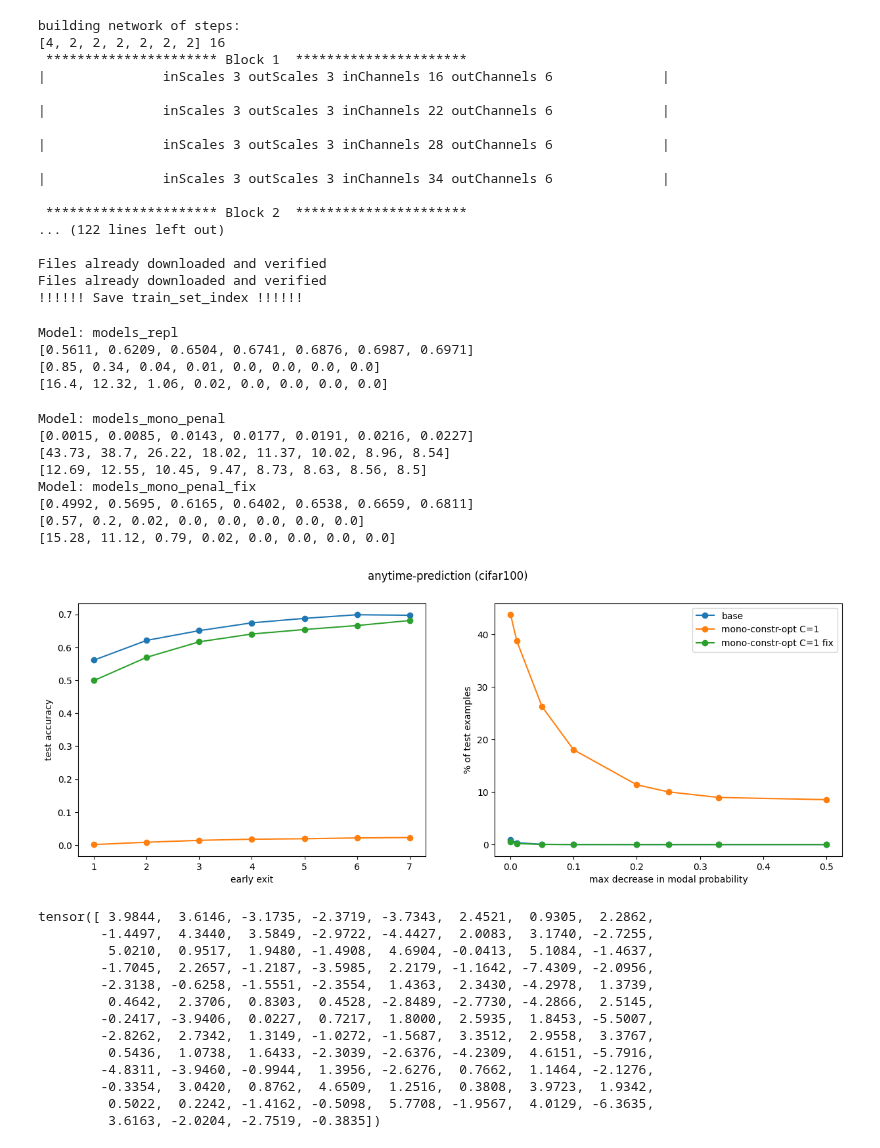
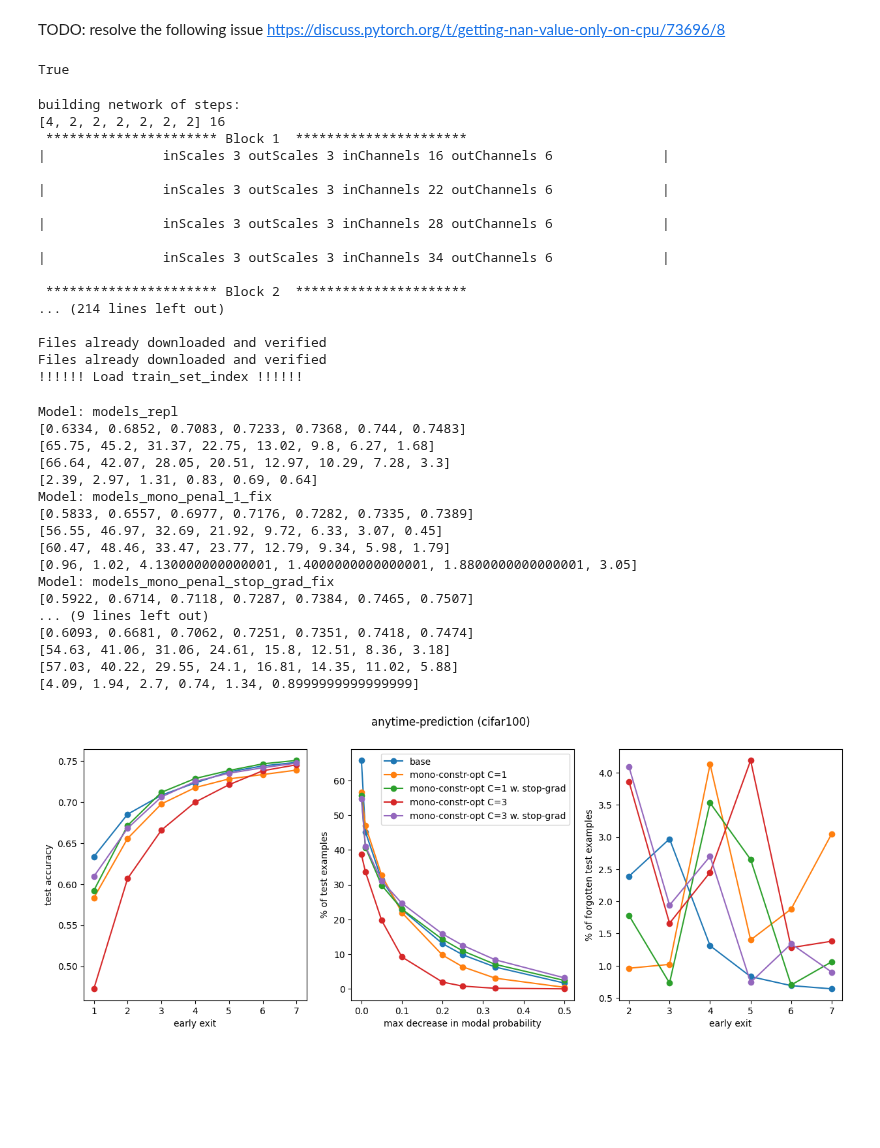
Before and after one commit to metodj/MSDNet-PyTorch, a Jupyter notebook: mono_weights.ipynb, the cells around one changed output. Cells and saved outputs as stored; diff of their text form; code cells hidden in the pictures; blank space fills up the shorter version.

Commit message:
mono weights analysis finish

```diff
--- a/mono_weights.ipynb
+++ b/mono_weights.ipynb
@@ -11,8 +9,15 @@ import random
 from typing import Dict
+# %% [markdown]
+TODO: resolve the following issue https://discuss.pytorch.org/t/getting-nan-value-only-on-cpu/73696/8
+# %%
+# torch.set_default_dtype(torch.float64)
+torch.cuda.is_available()
+# %% [output]
+True
 # %%
 DATA = 'cifar100'
 LIKELIHOOD = 'softmax'
-EPOCH = 149
+EPOCH = 269
 # MODELS = ['models_repl', 'models_mono_weights', 'models_mono_weights_5', 'models_mono_penal', 'models_mono_penal_stop_grad', 'models_poe_cascade_stop_grad']
 
 # MODELS = ['models_repl', 'models_mono_weights', 'models_mono_weights_5']
@@ -24,12 +29,13 @@ EPOCH = 149
 # MODELS = ['models_repl', 'models_poe_cascade_repl', 'models_poe_cascade_stop_grad']
 # MODELS_NAMES = ['base', 'PoE-softmax-cascade', 'PoE-softmax-cascade w. stop-grad']
 
-MODELS = ['models_repl', 'models_mono_penal', 'models_mono_penal_fix']
-MODELS_NAMES = ['base', 'mono-constr-opt C=1', 'mono-constr-opt C=1 fix']
+MODELS = ['models_repl', 'models_mono_penal_1_fix','models_mono_penal_stop_grad_fix', 'models_mono_penal_3_fix', 'models_mono_penal_3_stop_grad_fix']
+MODELS_NAMES = ['base', 'mono-constr-opt C=1', 'mono-constr-opt C=1 w. stop-grad', 'mono-constr-opt C=3', 'mono-constr-opt C=3 w. stop-grad']
+
 
 logits_dict = {}
 for model_name in MODELS:
-    _logits, targets, _ = get_logits_targets(DATA, model_name, LIKELIHOOD, EPOCH, cuda=False, logits_type='test')
+    _logits, targets, _ = get_logits_targets(DATA, model_name, LIKELIHOOD, EPOCH, cuda=True, logits_type='test')
     logits_dict[model_name] = _logits
 # %% [output]
 building network of steps:
@@ -44,8 +50,8 @@ building network of steps:
 |               inScales 3 outScales 3 inChannels 34 outChannels 6              |
 
  ********************** Block 2  **********************
-... (122 lines left out)
+... (214 lines left out)
 
 Files already downloaded and verified
 Files already downloaded and verified
-!!!!!! Save train_set_index !!!!!!
+!!!!!! Load train_set_index !!!!!!
@@ -59,9 +58,9 @@ Files already downloaded and verified
 # %%
 # PROBS_TYPE = 'BASE'
-# PROBS_TYPE = 'PoE'
-PROBS_TYPE = 'PoE-OvR'
+PROBS_TYPE = 'PoE'
+# PROBS_TYPE = 'PoE-OvR'
 
-acc_dict, mono_dict = {}, {}
+acc_dict, mono_dict, forget_dict = {}, {}, {}
 for model_name in MODELS:
     logits = logits_dict[model_name]
 
@@ -82,42 +81,53 @@ for model_name in MODELS:
 
     mono_modal_prob = [round(x, 4) for x in modal_probs_decreasing(preds, probs, layer=L, N=N, thresholds=[-0.0001, -0.01, -0.05, -0.1, -0.2, -0.25, -0.33, -0.5], diffs_type="all").values()]
     mono_y_star = [round(x, 4) for x in modal_probs_decreasing(targets, probs, layer=None, N=N, thresholds=[-0.0001, -0.01, -0.05, -0.1, -0.2, -0.25, -0.33, -0.5], diffs_type="all").values()]
+    forget_arr = measure_forgetting(preds, targets, L, N)
 
     print('Model:', model_name)
     print([round(float(x), 4) for x in acc])
     print(mono_modal_prob)
     print(mono_y_star)
+    print(forget_arr)
 
     acc_dict[model_name] = acc
     mono_dict[model_name] = modal_probs_decreasing(preds, probs, layer=L, N=N, thresholds=[-0.0001, -0.01, -0.05, -0.1, -0.2, -0.25, -0.33, -0.5], diffs_type="all")
+    forget_dict[model_name] = forget_arr
 # %% [output]
 Model: models_repl
-[0.5611, 0.6209, 0.6504, 0.6741, 0.6876, 0.6987, 0.6971]
-[0.85, 0.34, 0.04, 0.01, 0.0, 0.0, 0.0, 0.0]
-[16.4, 12.32, 1.06, 0.02, 0.0, 0.0, 0.0, 0.0]
+[0.6334, 0.6852, 0.7083, 0.7233, 0.7368, 0.744, 0.7483]
+[65.75, 45.2, 31.37, 22.75, 13.02, 9.8, 6.27, 1.68]
+[66.64, 42.07, 28.05, 20.51, 12.97, 10.29, 7.28, 3.3]
+[2.39, 2.97, 1.31, 0.83, 0.69, 0.64]
+Model: models_mono_penal_1_fix
+[0.5833, 0.6557, 0.6977, 0.7176, 0.7282, 0.7335, 0.7389]
+[56.55, 46.97, 32.69, 21.92, 9.72, 6.33, 3.07, 0.45]
+[60.47, 48.46, 33.47, 23.77, 12.79, 9.34, 5.98, 1.79]
+[0.96, 1.02, 4.130000000000001, 1.4000000000000001, 1.8800000000000001, 3.05]
+Model: models_mono_penal_stop_grad_fix
+[0.5922, 0.6714, 0.7118, 0.7287, 0.7384, 0.7465, 0.7507]
+... (9 lines left out)
+[0.6093, 0.6681, 0.7062, 0.7251, 0.7351, 0.7418, 0.7474]
+[54.63, 41.06, 31.06, 24.61, 15.8, 12.51, 8.36, 3.18]
+[57.03, 40.22, 29.55, 24.1, 16.81, 14.35, 11.02, 5.88]
+[4.09, 1.94, 2.7, 0.74, 1.34, 0.8999999999999999]
-Model: models_mono_penal
-[0.0015, 0.0085, 0.0143, 0.0177, 0.0191, 0.0216, 0.0227]
-[43.73, 38.7, 26.22, 18.02, 11.37, 10.02, 8.96, 8.54]
-[12.69, 12.55, 10.45, 9.47, 8.73, 8.63, 8.56, 8.5]
-Model: models_mono_penal_fix
-[0.4992, 0.5695, 0.6165, 0.6402, 0.6538, 0.6659, 0.6811]
-[0.57, 0.2, 0.02, 0.0, 0.0, 0.0, 0.0, 0.0]
-[15.28, 11.12, 0.79, 0.02, 0.0, 0.0, 0.0, 0.0]
 # %%
 early_exits = [i + 1 for i in range(len(acc))]
-fig, ax = plt.subplots(1, 2, figsize=(15, 5))
+fig, ax = plt.subplots(1, 3, figsize=(15, 5))
 
 for model_name, model_label in zip(MODELS, MODELS_NAMES):
     ax[0].plot(early_exits, acc_dict[model_name], label=model_label, marker='o',)
     ax[1].plot(mono_dict[model_name].keys(), mono_dict[model_name].values(), marker='o', label=model_label)
+    ax[2].plot(early_exits[1:], forget_dict[model_name], marker='o', label=model_label)
 
 ax[0].set_ylabel('test accuracy')
 ax[0].set_xlabel('early exit')
 ax[1].set_xlabel('max decrease in modal probability')
 ax[1].set_ylabel('% of test examples')
+ax[2].set_xlabel('early exit')
+ax[2].set_ylabel('% of forgotten test examples')
 ax[1].legend()
 
 plt.suptitle(f'anytime-prediction ({DATA})')
 plt.show()
 # %% [output]
-[figure, old version]
+[figure, new version]
@@ -128,16 +133,0 @@ probs = torch.softmax(logits, dim=2)
-# %%
-logits[0, 0, :]
-# %% [output]
-tensor([ 3.9844,  3.6146, -3.1735, -2.3719, -3.7343,  2.4521,  0.9305,  2.2862,
-        -1.4497,  4.3440,  3.5849, -2.9722, -4.4427,  2.0083,  3.1740, -2.7255,
-         5.0210,  0.9517,  1.9480, -1.4908,  4.6904, -0.0413,  5.1084, -1.4637,
-        -1.7045,  2.2657, -1.2187, -3.5985,  2.2179, -1.1642, -7.4309, -2.0956,
-        -2.3138, -0.6258, -1.5551, -2.3554,  1.4363,  2.3430, -4.2978,  1.3739,
-         0.4642,  2.3706,  0.8303,  0.4528, -2.8489, -2.7730, -4.2866,  2.5145,
-        -0.2417, -3.9406,  0.0227,  0.7217,  1.8000,  2.5935,  1.8453, -5.5007,
-        -2.8262,  2.7342,  1.3149, -1.0272, -1.5687,  3.3512,  2.9558,  3.3767,
-         0.5436,  1.0738,  1.6433, -2.3039, -2.6376, -4.2309,  4.6151, -5.7916,
-        -4.8311, -3.9460, -0.9944,  1.3956, -2.6276,  0.7662,  1.1464, -2.1276,
-        -0.3354,  3.0420,  0.8762,  4.6509,  1.2516,  0.3808,  3.9723,  1.9342,
-         0.5022,  0.2242, -1.4162, -0.5098,  5.7708, -1.9567,  4.0129, -6.3635,
-         3.6163, -2.0204, -2.7519, -0.3835])
```
Also changed, not shown: parts of 4 cells of this notebook, 2 other files.
